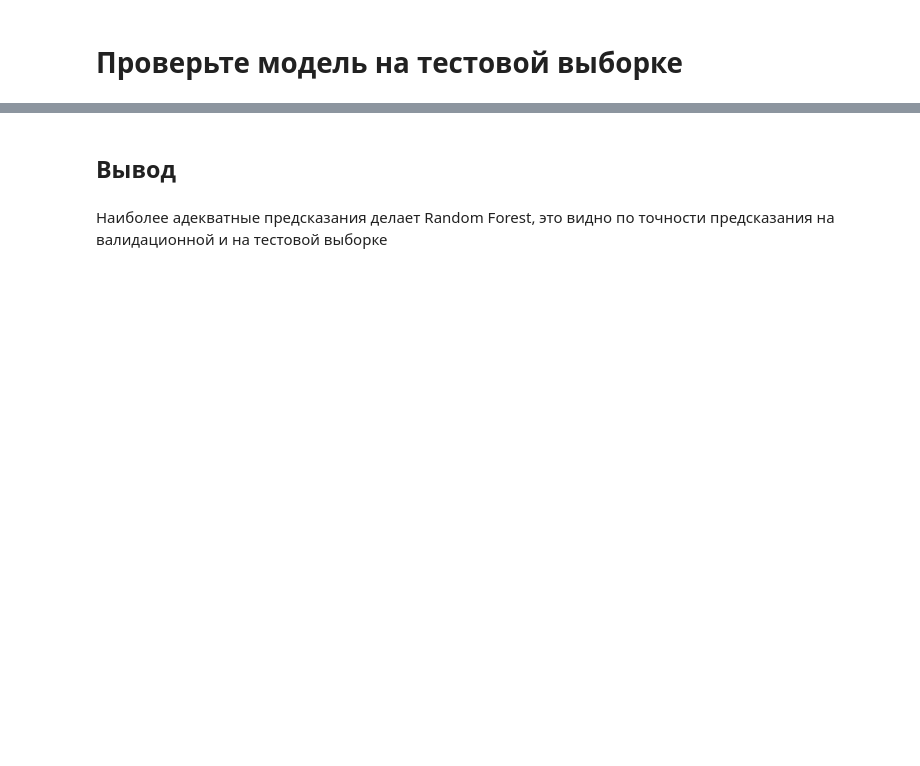
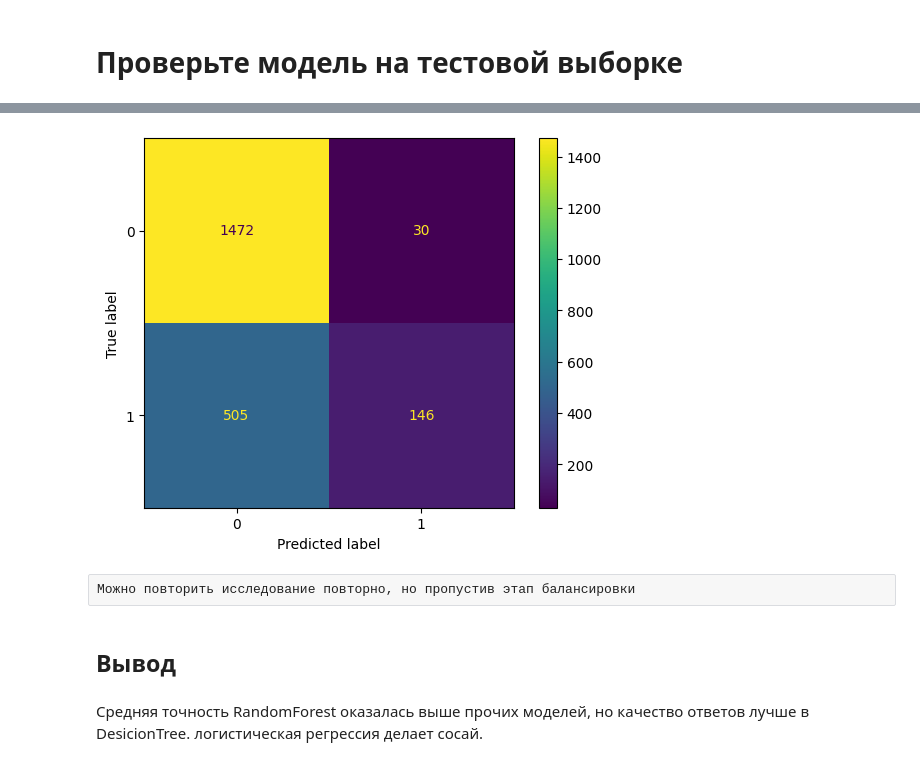
Before and after one commit to Gvozdyara/ml-tariff-classification, a Jupyter notebook: prediction_mobile_tariffs.ipynb, the cells around one changed output, grey strips where cells are left out. Saved outputs shown, nothing was run; the diff lists cells and outputs as text; code cells hidden in the pictures; blank space fills up the shorter version.

```diff
--- a/prediction_mobile_tariffs.ipynb
+++ b/prediction_mobile_tariffs.ipynb
@@ -288,4 +296,11 @@ Decision Tree: 0.7796610169491526
+# %%
+disp = ConfusionMatrixDisplay.from_estimator(LR, X_train, y_train)
+# %% [output]
+[figure, added]
+# %% [raw]
+Можно повторить исследование повторно, но пропустив этап балансировки
 # %% [markdown]
 ## Вывод
-# %% [markdown]
-Наиболее адекватные предсказания делает Random Forest, это видно по точности предсказания на валидационной и на тестовой выборке
+# %% [markdown]
+Средняя точность RandomForest оказалась выше прочих моделей, но качество ответов лучше в DesicionTree.
+логистическая регрессия делает сосай.
```
Also changed, not shown: parts of 45 cells of this notebook.
